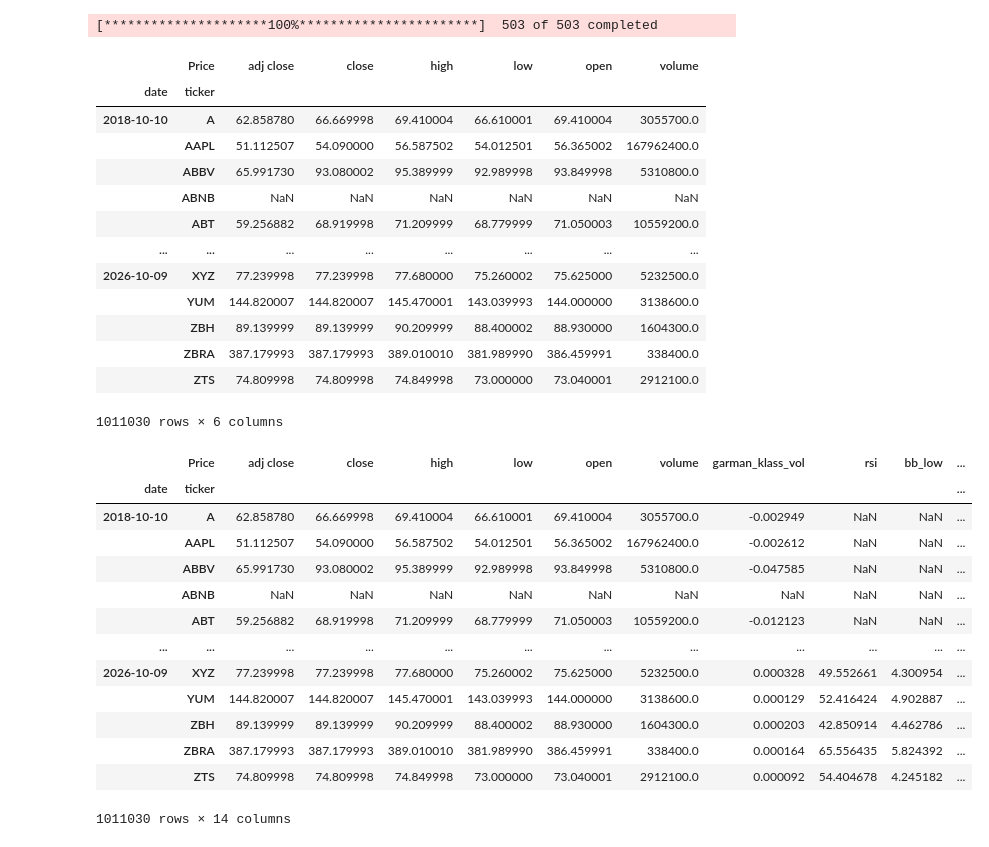
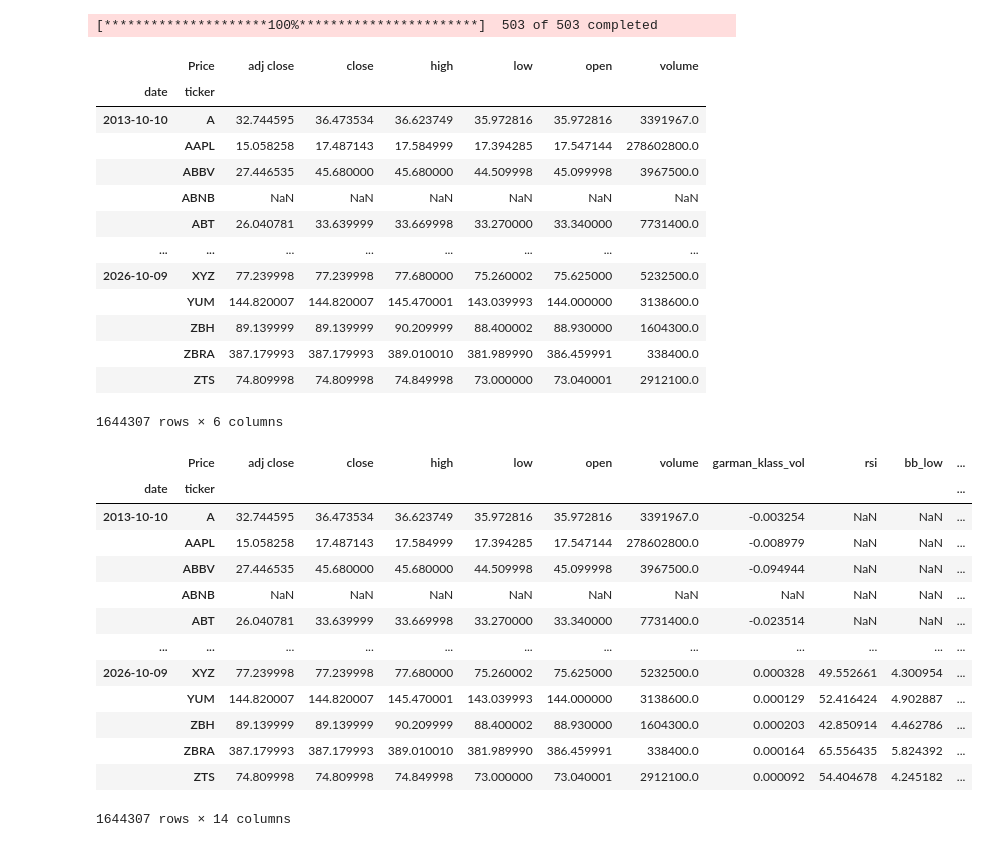
Before and after one commit to swaraj2107/Unsupervised_Learning_Trading_Strategy, a Jupyter notebook: main_program.ipynb, the cells around one changed output. Drawn from its saved outputs; the diff is of its cells as text; code cells hidden in the pictures.

```diff
--- a/main_program.ipynb
+++ b/main_program.ipynb
@@ -21,7 +21,11 @@ symbols_list = sp500['Symbol'].unique().tolist()
 
 end_date = '2026-10-10'
 
-start_date = pd.to_datetime(end_date) - pd.DateOffset(years=8)
+# Original analysis window
+analysis_start = pd.to_datetime(end_date) - pd.DateOffset(years=8)
+
+# Extended download: +5 years of warm-up for the 60-month rolling
+start_date = analysis_start - pd.DateOffset(years=5)
 
 download = yf.download(
     tickers=symbols_list,
@@ -38,18 +42,18 @@ df
 [*********************100%***********************]  503 of 503 completed
 |  | Price | adj close | close | high | low | open | volume |
 | date | ticker |  |  |  |  |  |  |
-| 2018-10-10 | A | 62.858780 | 66.669998 | 69.410004 | 66.610001 | 69.410004 | 3055700.0 |
-|  | AAPL | 51.112507 | 54.090000 | 56.587502 | 54.012501 | 56.365002 | 167962400.0 |
-|  | ABBV | 65.991730 | 93.080002 | 95.389999 | 92.989998 | 93.849998 | 5310800.0 |
+| 2013-10-10 | A | 32.744595 | 36.473534 | 36.623749 | 35.972816 | 35.972816 | 3391967.0 |
+|  | AAPL | 15.058258 | 17.487143 | 17.584999 | 17.394285 | 17.547144 | 278602800.0 |
+|  | ABBV | 27.446535 | 45.680000 | 45.680000 | 44.509998 | 45.099998 | 3967500.0 |
 |  | ABNB | NaN | NaN | NaN | NaN | NaN | NaN |
-|  | ABT | 59.256882 | 68.919998 | 71.209999 | 68.779999 | 71.050003 | 10559200.0 |
+|  | ABT | 26.040781 | 33.639999 | 33.669998 | 33.270000 | 33.340000 | 7731400.0 |
 | ... | ... | ... | ... | ... | ... | ... | ... |
 | 2026-10-09 | XYZ | 77.239998 | 77.239998 | 77.680000 | 75.260002 | 75.625000 | 5232500.0 |
 |  | YUM | 144.820007 | 144.820007 | 145.470001 | 143.039993 | 144.000000 | 3138600.0 |
 |  | ZBH | 89.139999 | 89.139999 | 90.209999 | 88.400002 | 88.930000 | 1604300.0 |
 |  | ZBRA | 387.179993 | 387.179993 | 389.010010 | 381.989990 | 386.459991 | 338400.0 |
 |  | ZTS | 74.809998 | 74.809998 | 74.849998 | 73.000000 | 73.040001 | 2912100.0 |
-1011030 rows × 6 columns
+1644307 rows × 6 columns
 # %%
 df['garman_klass_vol'] = ((np.log(df['high'])-np.log(df['low']))**2)/2-(2*np.log(2)-1)*((np.log(df['adj close'])-np.log(df['open']))**2)
 
@@ -57,46 +61,55 @@ df['rsi'] = df.groupby(level=1)['adj close'].transform(lambda x: pandas_ta.rsi(c
 
 df['bb_low'] = df.groupby(level=1)['adj close'].transform(lambda x: pandas_ta.bbands(close=np.log1p(x), length=20).iloc[:,0])
 df['bb_mid'] = df.groupby(level=1)['adj close'].transform(lambda x: pandas_ta.bbands(close=np.log1p(x), length=20).iloc[:,0])
 df['bb_high'] = df.groupby(level=1)['adj close'].transform(lambda x: pandas_ta.bbands(close=np.log1p(x), length=20).iloc[:,0])
 
-def compute_atr(stock_data):
-    atr = pandas_ta.atr(high=stock_data['high'],low=stock_data['low'],close=stock_data['close'],length=14)
-    return atr.sub(atr.mean()).div(atr.std())
+def compute_atr(g):
+    try:
+        atr = pandas_ta.atr(high=g['high'], low=g['low'],
+                            close=g['close'], length=14)
+        if atr is None:
+            raise ValueError
+        std = atr.std()
+        if std == 0 or pd.isna(std):
+            return pd.Series(index=g.index, dtype=float)
+        return (atr - atr.mean()) / std
+    except Exception:
+        return pd.Series(index=g.index, dtype=float)
 
 df['atr'] = df.groupby(level=1, group_keys=False).apply(compute_atr)
 
 # ---------- MACD (normalized) ----------
 def compute_macd(close):
     try:
         m = pandas_ta.macd(close=close, fast=12, slow=26, signal=9)
         if m is None or not isinstance(m, pd.DataFrame):
             raise ValueError("macd returned None")
         macd_line = m.iloc[:, 0]
         std = macd_line.std()
         if std == 0 or pd.isna(std):
             return pd.Series(index=close.index, dtype=float)
         return (macd_line - macd_line.mean()) / std
     except Exception:
         return pd.Series(index=close.index, dtype=float)
 
 df['macd'] = df.groupby(level=1, group_keys=False)['adj close'].apply(compute_macd)
 
 df['dollar_volume'] = (df['adj close']*df['volume'])/1e6
 
 df
 # %% [output]
 |  | Price | adj close | close | high | low | open | volume | garman_klass_vol | rsi | bb_low | ... |
 | date | ticker |  |  |  |  |  |  |  |  |  | ... |
-| 2018-10-10 | A | 62.858780 | 66.669998 | 69.410004 | 66.610001 | 69.410004 | 3055700.0 | -0.002949 | NaN | NaN | ... |
-|  | AAPL | 51.112507 | 54.090000 | 56.587502 | 54.012501 | 56.365002 | 167962400.0 | -0.002612 | NaN | NaN | ... |
-|  | ABBV | 65.991730 | 93.080002 | 95.389999 | 92.989998 | 93.849998 | 5310800.0 | -0.047585 | NaN | NaN | ... |
+| 2013-10-10 | A | 32.744595 | 36.473534 | 36.623749 | 35.972816 | 35.972816 | 3391967.0 | -0.003254 | NaN | NaN | ... |
+|  | AAPL | 15.058258 | 17.487143 | 17.584999 | 17.394285 | 17.547144 | 278602800.0 | -0.008979 | NaN | NaN | ... |
+|  | ABBV | 27.446535 | 45.680000 | 45.680000 | 44.509998 | 45.099998 | 3967500.0 | -0.094944 | NaN | NaN | ... |
 |  | ABNB | NaN | NaN | NaN | NaN | NaN | NaN | NaN | NaN | NaN | ... |
-|  | ABT | 59.256882 | 68.919998 | 71.209999 | 68.779999 | 71.050003 | 10559200.0 | -0.012123 | NaN | NaN | ... |
+|  | ABT | 26.040781 | 33.639999 | 33.669998 | 33.270000 | 33.340000 | 7731400.0 | -0.023514 | NaN | NaN | ... |
 | ... | ... | ... | ... | ... | ... | ... | ... | ... | ... | ... | ... |
 | 2026-10-09 | XYZ | 77.239998 | 77.239998 | 77.680000 | 75.260002 | 75.625000 | 5232500.0 | 0.000328 | 49.552661 | 4.300954 | ... |
 |  | YUM | 144.820007 | 144.820007 | 145.470001 | 143.039993 | 144.000000 | 3138600.0 | 0.000129 | 52.416424 | 4.902887 | ... |
 |  | ZBH | 89.139999 | 89.139999 | 90.209999 | 88.400002 | 88.930000 | 1604300.0 | 0.000203 | 42.850914 | 4.462786 | ... |
 |  | ZBRA | 387.179993 | 387.179993 | 389.010010 | 381.989990 | 386.459991 | 338400.0 | 0.000164 | 65.556435 | 5.824392 | ... |
 |  | ZTS | 74.809998 | 74.809998 | 74.849998 | 73.000000 | 73.040001 | 2912100.0 | 0.000092 | 54.404678 | 4.245182 | ... |
-1011030 rows × 14 columns
+1644307 rows × 14 columns
 # %%
```
Also changed, not shown: parts of 7 cells of this notebook.
